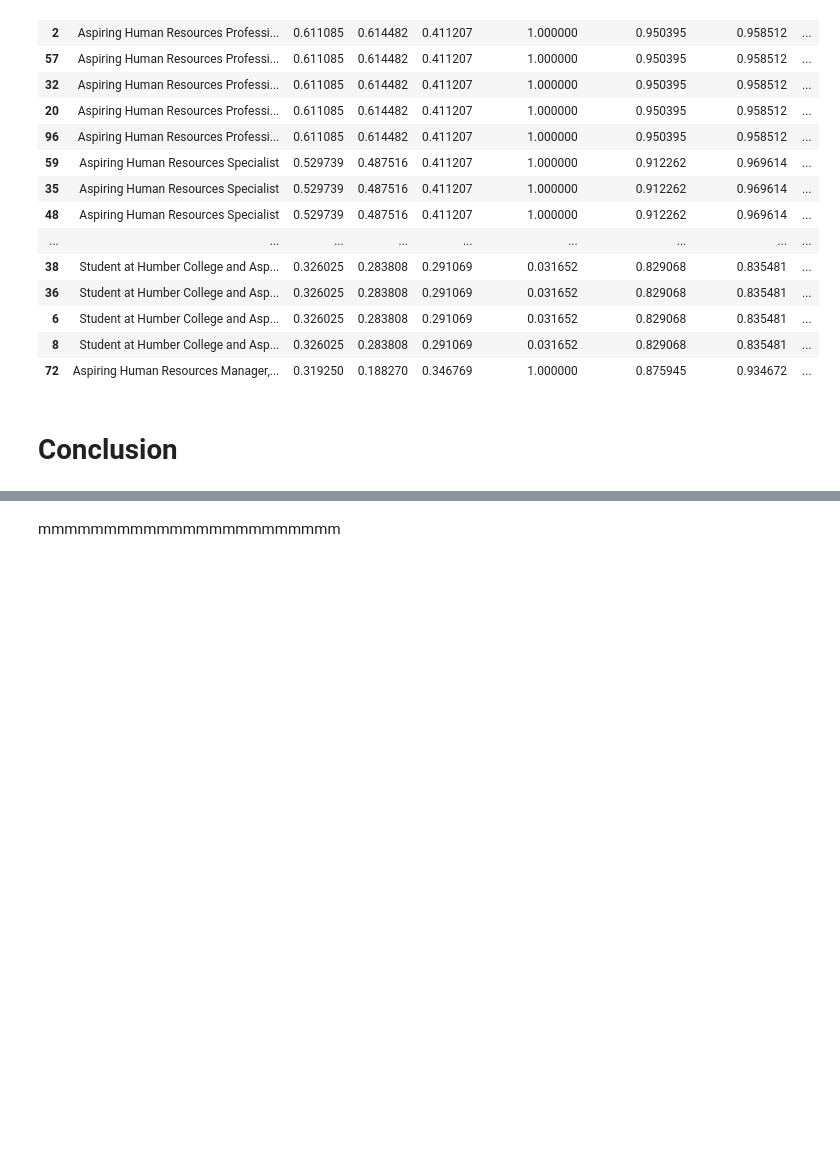
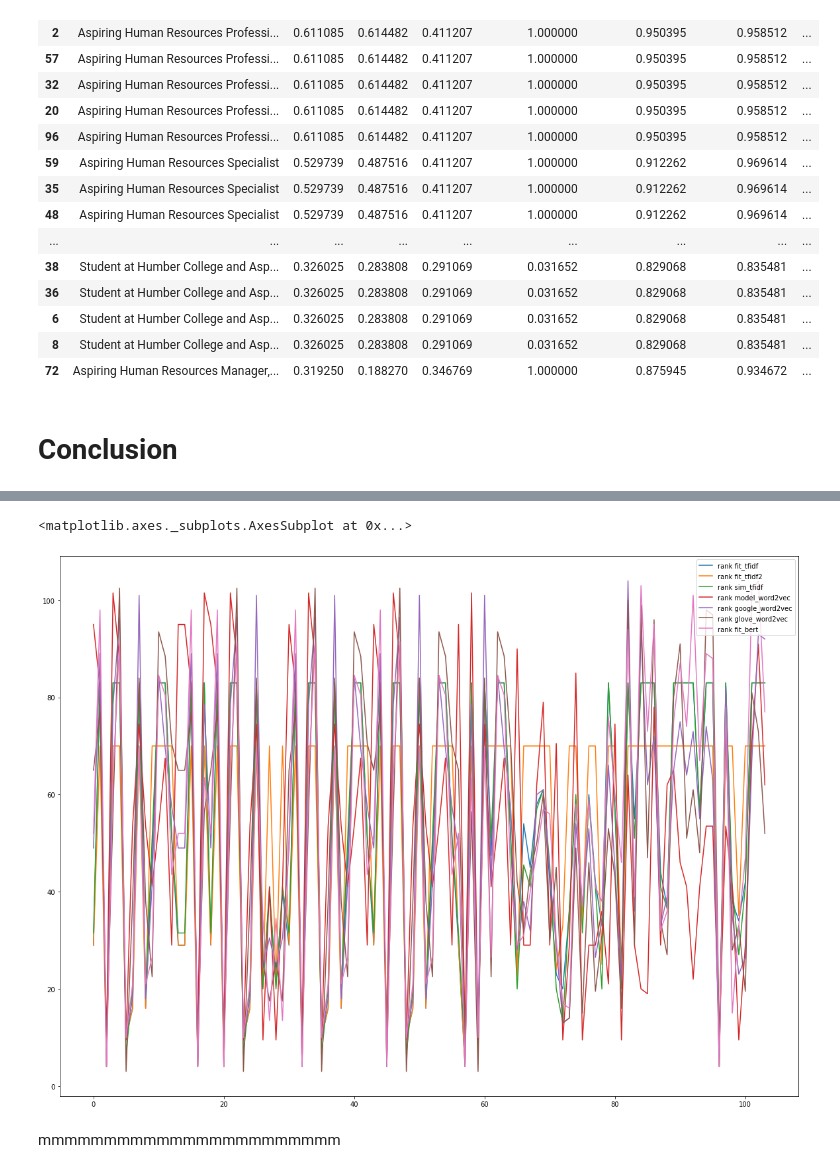
Before and after one commit to pascale25/YbtO9JT8miFZIZdm, a Jupyter notebook: Potential__Talents.ipynb, the cells around one changed output, grey strips where cells are left out. Drawn from its saved outputs; the diff is of its cells as text; code cells hidden in the pictures; blank space fills up the shorter version.

```diff
--- a/Potential__Talents.ipynb
+++ b/Potential__Talents.ipynb
@@ -1600,3 +1662,10 @@ df[['job_title', 'fit_tfidf', 'fit_tfidf2', 'sim_tfidf', 'model_word2vec','googl
+# %%
+col_ranks = ['rank fit_tfidf', 'rank fit_tfidf2', 'rank sim_tfidf', 'rank model_word2vec', 'rank google_word2vec', 'rank glove_word2vec', 'rank fit_bert']
+# %%
+df[col_ranks].plot(kind ='line', figsize=(20, 15))
+# %% [output]
+<matplotlib.axes._subplots.AxesSubplot at 0x...>
+[figure, added]
 # %% [markdown]
 mmmmmmmmmmmmmmmmmmmmmmm
 # %% [markdown]
```
Also changed, not shown: parts of 8 cells of this notebook.
